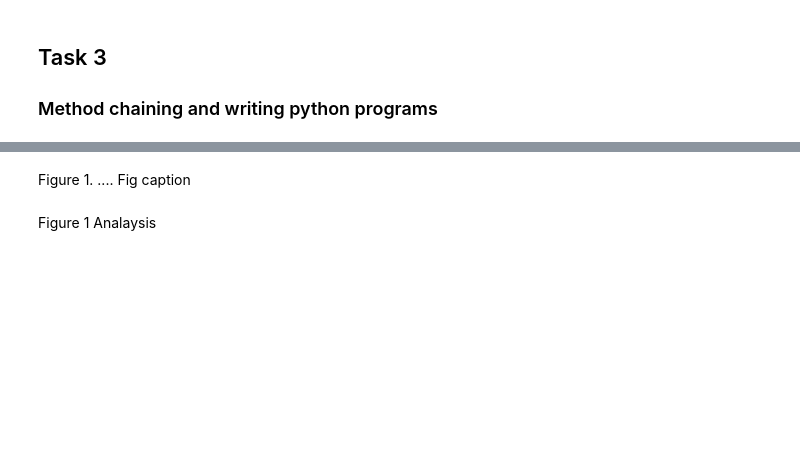
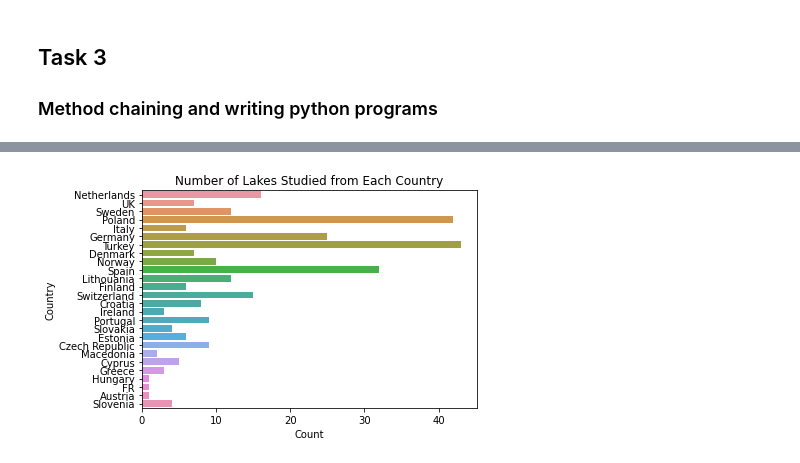
Before and after one commit to ubco-W2021T1-data301/project-group50-project, a Jupyter notebook: notebooks/analysis3.ipynb, the cells around one changed output, grey strips where cells are left out. Drawn from its saved outputs; the diff is of its cells as text; code cells hidden in the pictures; blank space fills up the shorter version.

```diff
--- a/notebooks/analysis3.ipynb
+++ b/notebooks/analysis3.ipynb
@@ -392,13 +271,0 @@ sns.jointplot(x='TN_mgL', y='MeanDepth_m', data=ldr, kind='reg')
-# %%
-plt.figure(figsize=(8,6))
-sns.set_context('paper', font_scale=1.4)
-
-plt.figure(figsize=(8,6))
-
-# We can plot a regression plot studying whether total bill effects the tip
-# hue is used to show separation based off of categorical data
-# We see that males tend to tip slightly more
-# Define different markers for men and women
-# You can effect the scatter plot by passing in a dictionary for styling of markers
-sns.lmplot(x='MeanDepth_m', y='TN_mgL', hue='LakeName', data=ldr, markers=['o', '^'],
-          scatter_kws={'s': 100, 'linewidth': 0.5, 'edgecolor': 'w'})
@@ -417,4 +272,7 @@ plt.show()
-# %% [markdown]
-Figure 1. .... Fig caption
-# %% [markdown]
-Figure 1 Analaysis
+# %%
+Fig1 = sns.countplot(y='Country', data=ldr)
+Fig1.set_title("Number of Lakes Studied from Each Country")
+Fig1.set_xlabel("Count")
+plt.show()
+# %% [output]
+[figure, added]
```
Also changed, not shown: parts of 45 cells of this notebook, 1 other file.
